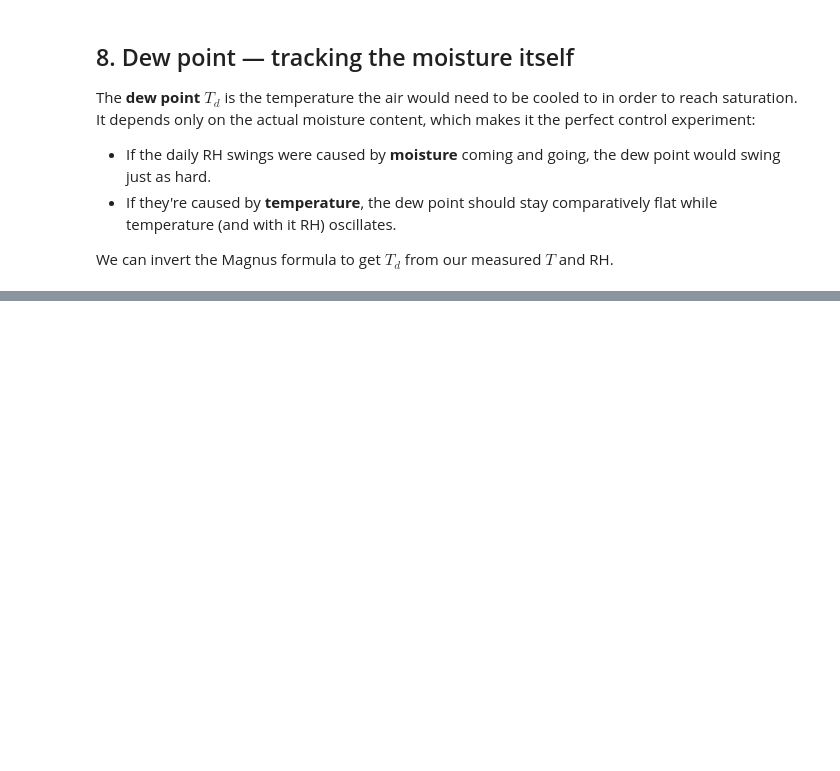
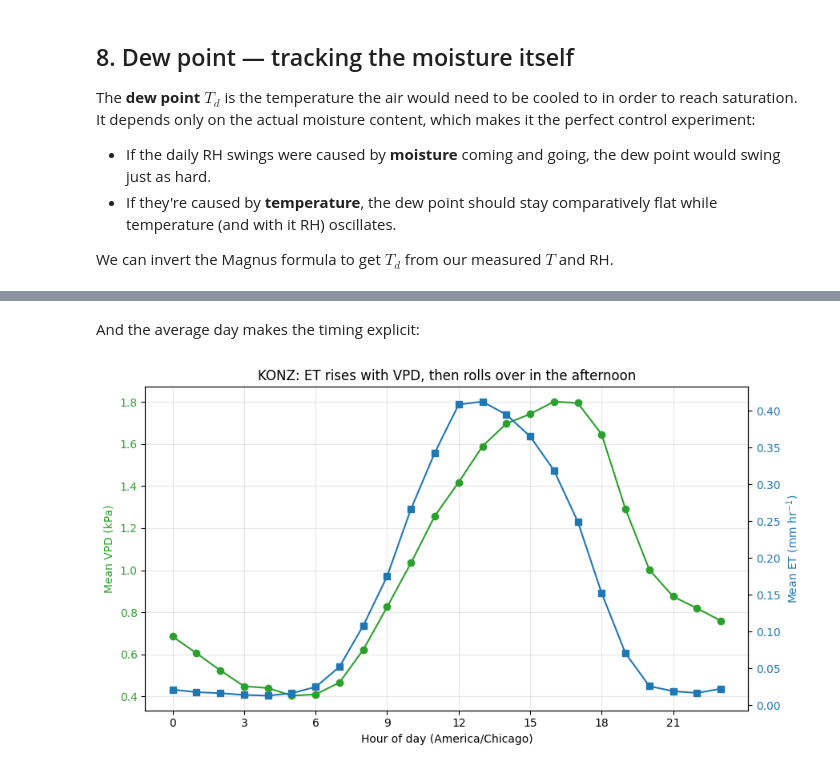
Before and after one commit to national-data-platform/sage-client-example, a Jupyter notebook: sage_humidity_temperature.ipynb, the cells around one changed output, grey strips where cells are left out. Saved outputs shown, nothing was run; the diff lists cells and outputs as text; code cells hidden in the pictures; blank space fills up the shorter version.

```diff
--- a/sage_humidity_temperature.ipynb
+++ b/sage_humidity_temperature.ipynb
@@ -314,0 +550,23 @@ The gap between the two curves (the *dew point depression*) is itself a dryness
+# %% [markdown]
+And the average day makes the timing explicit:
+# %%
+di = neon.groupby("hour")[["vpd_kpa_neon", "et_mm_hr"]].mean()
+
+fig, ax_v = plt.subplots(figsize=(9, 5))
+ax_v.plot(di.index, di["vpd_kpa_neon"], "o-", color="tab:green")
+ax_v.set_xlabel(f"Hour of day ({neon.index.tz})")
+ax_v.set_ylabel("Mean VPD (kPa)", color="tab:green")
+ax_v.tick_params(axis="y", labelcolor="tab:green")
+ax_v.set_xticks(range(0, 24, 3))
+
+ax_e = ax_v.twinx()
+ax_e.plot(di.index, di["et_mm_hr"], "s-", color="tab:blue")
+ax_e.set_ylabel("Mean ET (mm hr$^{-1}$)", color="tab:blue")
+ax_e.tick_params(axis="y", labelcolor="tab:blue")
+ax_e.grid(False)
+
+ax_v.set_title(f"{NEON_SITE}: ET rises with VPD, then rolls over in the afternoon")
+plt.tight_layout()
+plt.show()
+# %% [output]
+[figure, added]
```
Also changed, not shown: parts of 31 cells of this notebook, 2 other files.
